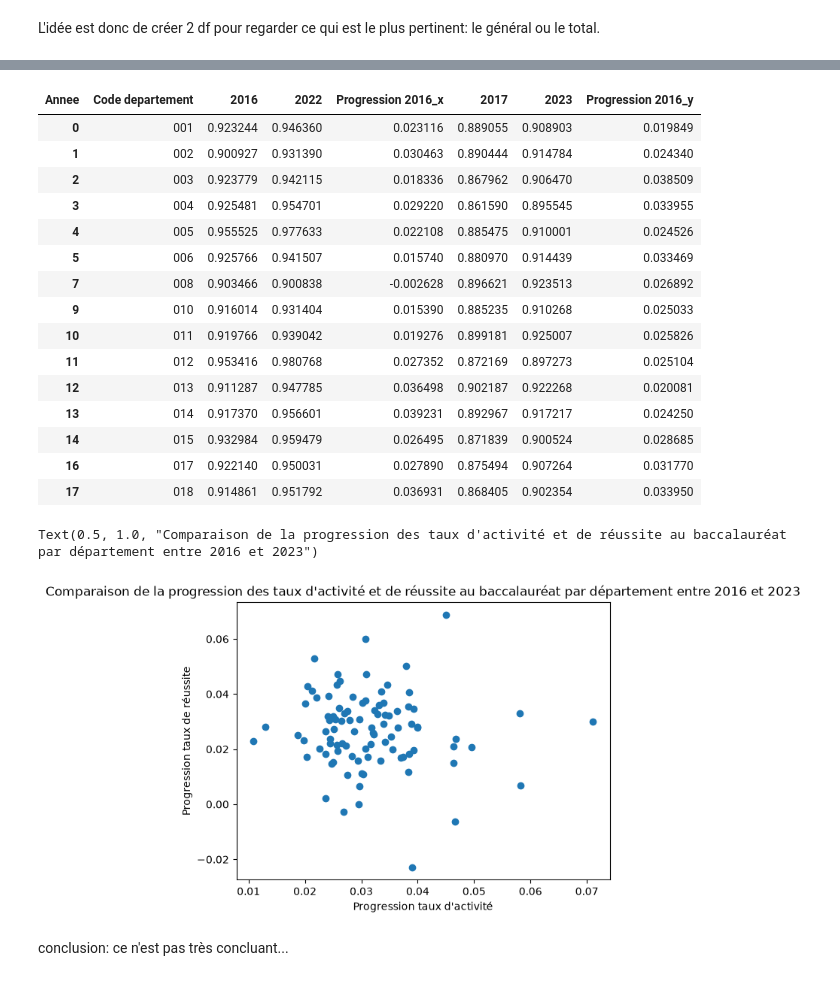
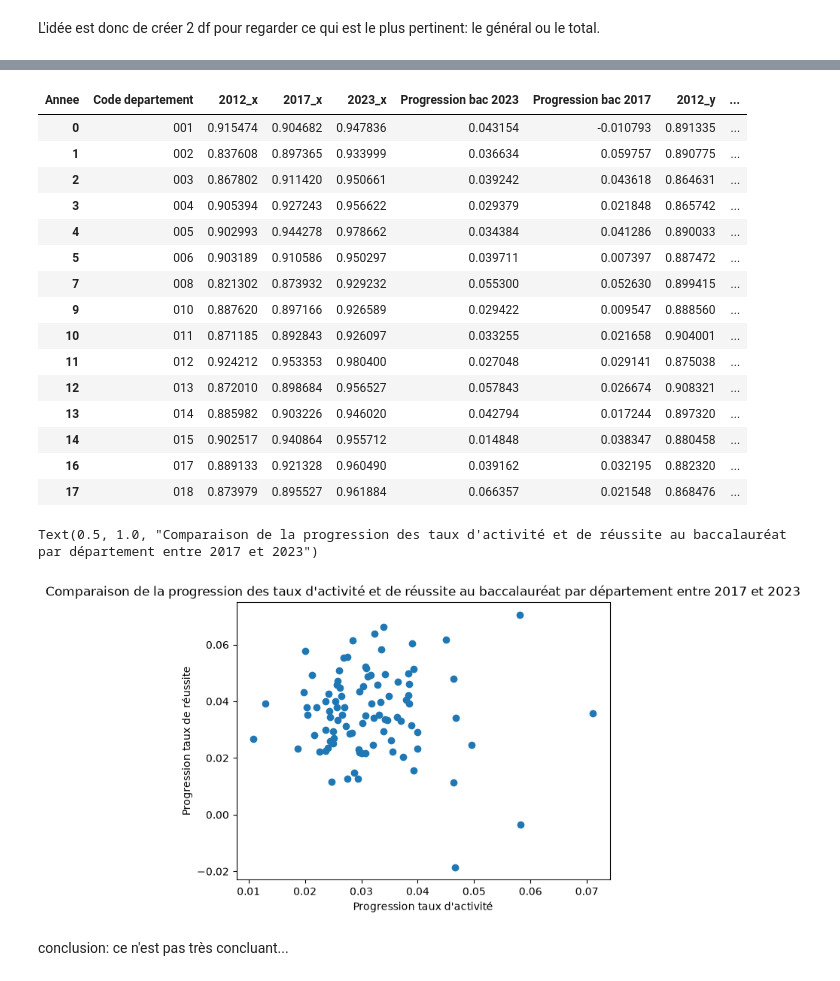
Before and after one commit to ma2nons/Projet-python, a Jupyter notebook: département/test_annees.ipynb, the cells around one changed output, grey strips where cells are left out. Drawn from its saved outputs; the diff is of its cells as text; code cells hidden in the pictures.

Commit message:
Ajout figures 2012-1017

```diff
--- a/département/test_annees.ipynb
+++ b/département/test_annees.ipynb
@@ -105,14 +105,14 @@ emploi_pivot.head()
 # base avec un taux de progression entre 2017 et 2023 du taux d'activité par département
 
 emploi_prog_CT=emploi_pivot[["Code departement","Annee","Taux d'activite"]]
-emploi_prog_CT=emploi_prog_CT[(emploi_prog_CT["Annee"]==2017)| (emploi_prog_CT["Annee"]==2023)]
 
 emploi_prog_CT=emploi_prog_CT.pivot_table(
     index=['Code departement'],
     columns='Annee',
     values="Taux d'activite").reset_index()
 
-emploi_prog_CT["Progression 2016"]=emploi_prog_CT[2023]-emploi_prog_CT[2017]
+emploi_prog_CT["Progression 2023"]=emploi_prog_CT[2023]-emploi_prog_CT[2017]
+emploi_prog_CT["Progression 2017"]=emploi_prog_CT[2017]-emploi_prog_CT[2012]
 
 emploi_prog_CT.head(15)
 # %% [output]
@@ -175,7 +175,7 @@ bac_tot=bac[["Annee","Code departement","Presents - Toutes series","Taux de reus
 
 bac_tot["reussites_poids"] = bac_tot["Presents - Toutes series"]*bac_tot["Taux de reussite - Toutes series"]/100
 bac_tot["mentions_poids"] = bac_tot["Presents - Toutes series"]*bac_tot["Taux de mentions - Toutes series"]/100
-bac_tot=bac_tot[(bac_tot["Annee"]==2012) | (bac_tot["Annee"]==2016) | (bac_tot["Annee"]==2022)|(bac_tot["Annee"]==2017) | (bac_tot["Annee"]==2023)]
+bac_tot=bac_tot[(bac_tot["Annee"]==2012) | (bac_tot["Annee"]==2017) | (bac_tot["Annee"]==2023)]
 
 
 bac_tot = bac_tot.groupby(["Code departement","Annee"]).agg({"Presents - Toutes series":"sum",
@@ -211,14 +209,15 @@ On utilise les données de 2016 et 2022 (et non pas 2017 et 2023 comme pour le c
 # base avec un taux de progression entre 2017 et 2023
 
 bac_prog_CT=bac_tot[["Code departement","Annee","Taux de reussite"]]
-bac_prog_CT=bac_prog_CT[(bac_prog_CT["Annee"]==2016)| (bac_prog_CT["Annee"]==2022)]
+bac_prog_CT=bac_prog_CT[(bac_prog_CT["Annee"]==2012)|(bac_prog_CT["Annee"]==2017)| (bac_prog_CT["Annee"]==2023)]
 
 bac_prog_CT=bac_prog_CT.pivot_table(
     index=['Code departement'],
     columns='Annee',
     values='Taux de reussite').reset_index()
 
-bac_prog_CT["Progression 2016"]=bac_prog_CT[2022]-bac_prog_CT[2016]
+bac_prog_CT["Progression bac 2023"]=bac_prog_CT[2023]-bac_prog_CT[2017]
+bac_prog_CT["Progression bac 2017"]=bac_prog_CT[2017]-bac_prog_CT[2012]
 
 bac_prog_CT.head(15)
 # %% [output]
@@ -256,29 +255,29 @@ bac_emploi_prog_CT = bac_emploi_prog_CT.dropna()
 
 bac_emploi_prog_CT.head(15)
 # %% [output]
-| Annee | Code departement | 2016 | 2022 | Progression 2016_x | 2017 | 2023 | Progression 2016_y |
-| 0 | 001 | 0.923244 | 0.946360 | 0.023116 | 0.889055 | 0.908903 | 0.019849 |
-| 1 | 002 | 0.900927 | 0.931390 | 0.030463 | 0.890444 | 0.914784 | 0.024340 |
-| 2 | 003 | 0.923779 | 0.942115 | 0.018336 | 0.867962 | 0.906470 | 0.038509 |
-| 3 | 004 | 0.925481 | 0.954701 | 0.029220 | 0.861590 | 0.895545 | 0.033955 |
-| 4 | 005 | 0.955525 | 0.977633 | 0.022108 | 0.885475 | 0.910001 | 0.024526 |
-| 5 | 006 | 0.925766 | 0.941507 | 0.015740 | 0.880970 | 0.914439 | 0.033469 |
-| 7 | 008 | 0.903466 | 0.900838 | -0.002628 | 0.896621 | 0.923513 | 0.026892 |
-| 9 | 010 | 0.916014 | 0.931404 | 0.015390 | 0.885235 | 0.910268 | 0.025033 |
-| 10 | 011 | 0.919766 | 0.939042 | 0.019276 | 0.899181 | 0.925007 | 0.025826 |
-| 11 | 012 | 0.953416 | 0.980768 | 0.027352 | 0.872169 | 0.897273 | 0.025104 |
-| 12 | 013 | 0.911287 | 0.947785 | 0.036498 | 0.902187 | 0.922268 | 0.020081 |
-| 13 | 014 | 0.917370 | 0.956601 | 0.039231 | 0.892967 | 0.917217 | 0.024250 |
-| 14 | 015 | 0.932984 | 0.959479 | 0.026495 | 0.871839 | 0.900524 | 0.028685 |
-| 16 | 017 | 0.922140 | 0.950031 | 0.027890 | 0.875494 | 0.907264 | 0.031770 |
-| 17 | 018 | 0.914861 | 0.951792 | 0.036931 | 0.868405 | 0.902354 | 0.033950 |
+| Annee | Code departement | 2012_x | 2017_x | 2023_x | Progression bac 2023 | Progression bac 2017 | 2012_y | ... |
+| 0 | 001 | 0.915474 | 0.904682 | 0.947836 | 0.043154 | -0.010793 | 0.891335 | ... |
+| 1 | 002 | 0.837608 | 0.897365 | 0.933999 | 0.036634 | 0.059757 | 0.890775 | ... |
+| 2 | 003 | 0.867802 | 0.911420 | 0.950661 | 0.039242 | 0.043618 | 0.864631 | ... |
+| 3 | 004 | 0.905394 | 0.927243 | 0.956622 | 0.029379 | 0.021848 | 0.865742 | ... |
+| 4 | 005 | 0.902993 | 0.944278 | 0.978662 | 0.034384 | 0.041286 | 0.890033 | ... |
+| 5 | 006 | 0.903189 | 0.910586 | 0.950297 | 0.039711 | 0.007397 | 0.887472 | ... |
+| 7 | 008 | 0.821302 | 0.873932 | 0.929232 | 0.055300 | 0.052630 | 0.899415 | ... |
+| 9 | 010 | 0.887620 | 0.897166 | 0.926589 | 0.029422 | 0.009547 | 0.888560 | ... |
+| 10 | 011 | 0.871185 | 0.892843 | 0.926097 | 0.033255 | 0.021658 | 0.904001 | ... |
+| 11 | 012 | 0.924212 | 0.953353 | 0.980400 | 0.027048 | 0.029141 | 0.875038 | ... |
+| 12 | 013 | 0.872010 | 0.898684 | 0.956527 | 0.057843 | 0.026674 | 0.908321 | ... |
+| 13 | 014 | 0.885982 | 0.903226 | 0.946020 | 0.042794 | 0.017244 | 0.897320 | ... |
+| 14 | 015 | 0.902517 | 0.940864 | 0.955712 | 0.014848 | 0.038347 | 0.880458 | ... |
+| 16 | 017 | 0.889133 | 0.921328 | 0.960490 | 0.039162 | 0.032195 | 0.882320 | ... |
+| 17 | 018 | 0.873979 | 0.895527 | 0.961884 | 0.066357 | 0.021548 | 0.868476 | ... |
 # %%
-plt.scatter(bac_emploi_prog_CT["Progression 2016_y"],bac_emploi_prog_CT["Progression 2016_x"])
+plt.scatter(bac_emploi_prog_CT["Progression 2023"],bac_emploi_prog_CT["Progression bac 2023"])
 plt.xlabel("Progression taux d'activité")
 plt.ylabel("Progression taux de réussite")
-plt.title("Comparaison de la progression des taux d'activité et de réussite au baccalauréat par département entre 2016 et 2023")
+plt.title("Comparaison de la progression des taux d'activité et de réussite au baccalauréat par département entre 2017 et 2023")
 # %% [output]
-Text(0.5, 1.0, "Comparaison de la progression des taux d'activité et de réussite au baccalauréat par département entre 2016 et 2023")
+Text(0.5, 1.0, "Comparaison de la progression des taux d'activité et de réussite au baccalauréat par département entre 2017 et 2023")
-[figure, old version]
+[figure, new version]
 # %% [markdown]
 conclusion: ce n'est pas très concluant...
```
Also changed, not shown: parts of 10 cells of this notebook.
